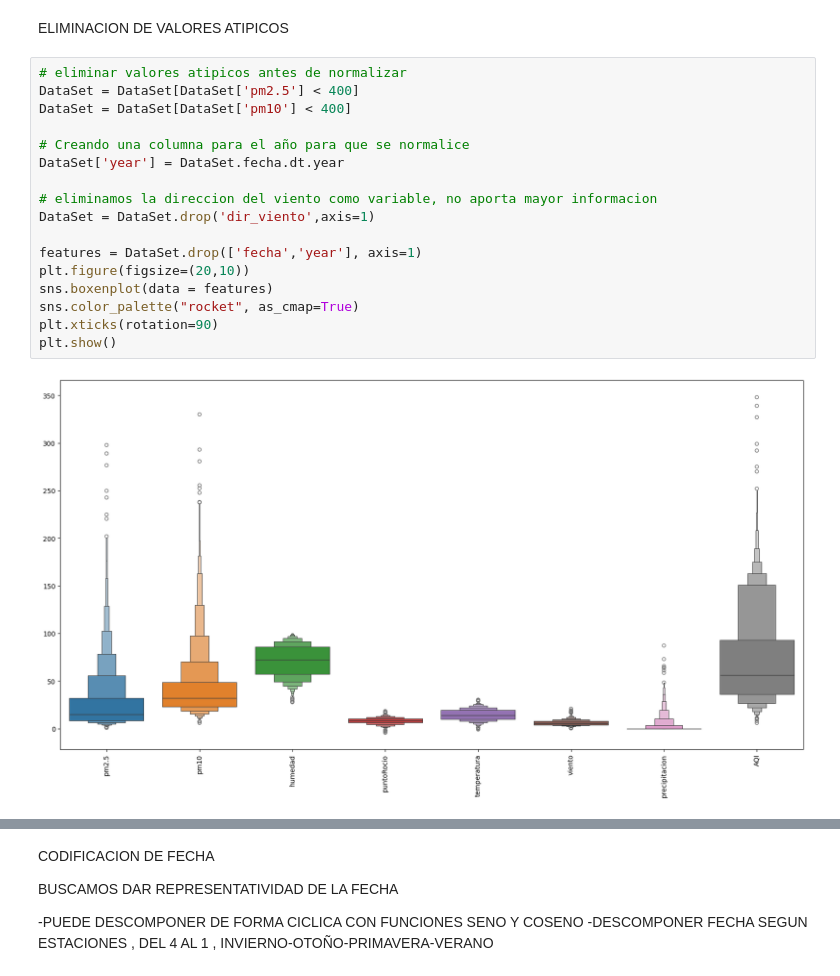
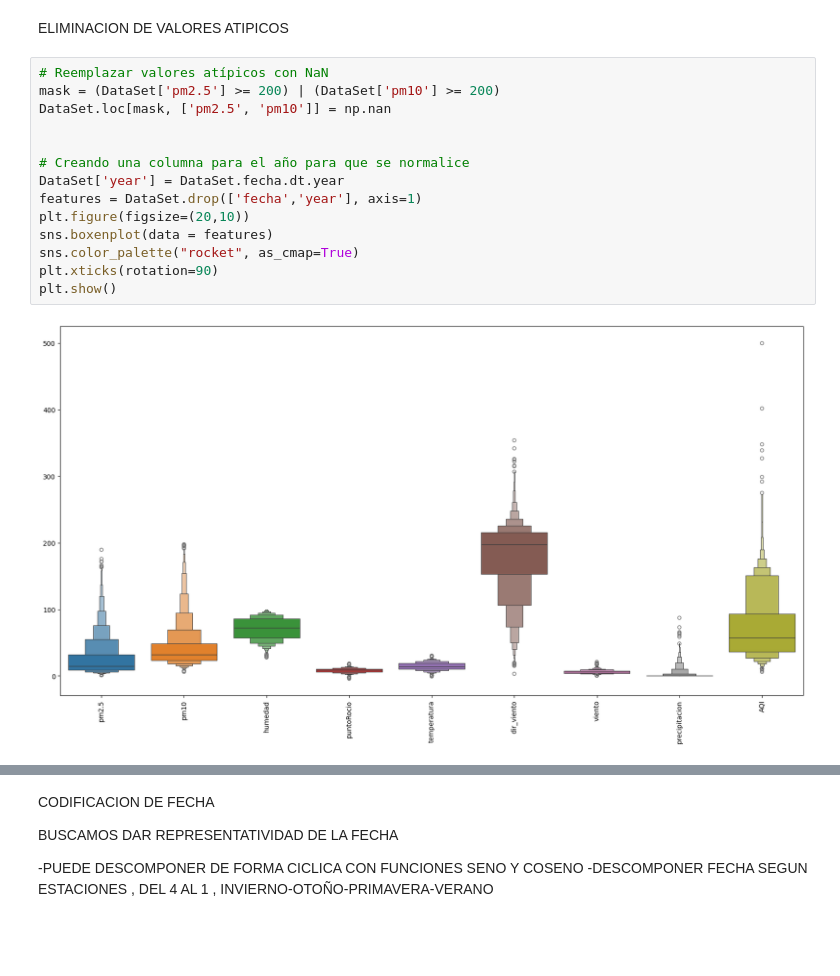
Before and after one commit to OmarMerino/Particulas_contaminantes_chillan, a Jupyter notebook: notebooks/model/RNN/normalizacion_rnn.ipynb, the cells around one changed output, grey strips where cells are left out. Drawn from its saved outputs; the diff is of its cells as text; blank space fills up the shorter version.

```diff
--- a/notebooks/model/RNN/normalizacion_rnn.ipynb
+++ b/notebooks/model/RNN/normalizacion_rnn.ipynb
@@ -20,21 +29,18 @@ plt.show()
 # %% [markdown]
 ELIMINACION DE VALORES ATIPICOS
 # %%
-# eliminar valores atipicos antes de normalizar
-DataSet = DataSet[DataSet['pm2.5'] < 400]
-DataSet = DataSet[DataSet['pm10'] < 400]
+# Reemplazar valores atípicos con NaN
+mask = (DataSet['pm2.5'] >= 200) | (DataSet['pm10'] >= 200)
+DataSet.loc[mask, ['pm2.5', 'pm10']] = np.nan
+
 
 # Creando una columna para el año para que se normalice
 DataSet['year'] = DataSet.fecha.dt.year
-
-# eliminamos la direccion del viento como variable, no aporta mayor informacion
-DataSet = DataSet.drop('dir_viento',axis=1)
-
 features = DataSet.drop(['fecha','year'], axis=1)
 plt.figure(figsize=(20,10))
 sns.boxenplot(data = features)
 sns.color_palette("rocket", as_cmap=True)
 plt.xticks(rotation=90)
 plt.show()
 # %% [output]
-[figure, old version]
+[figure, new version]
```
Also changed, not shown: parts of 12 cells of this notebook, 15 other files.
